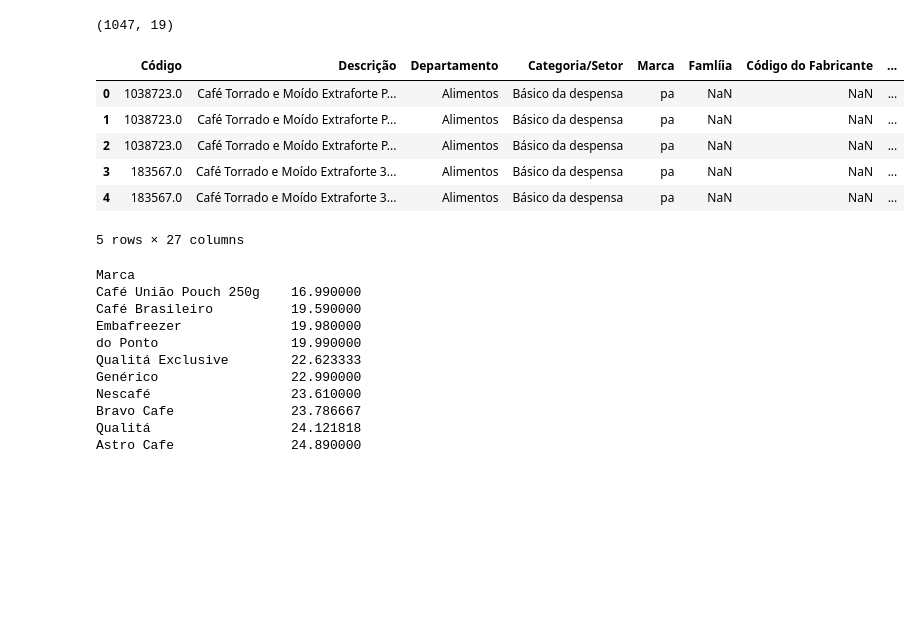
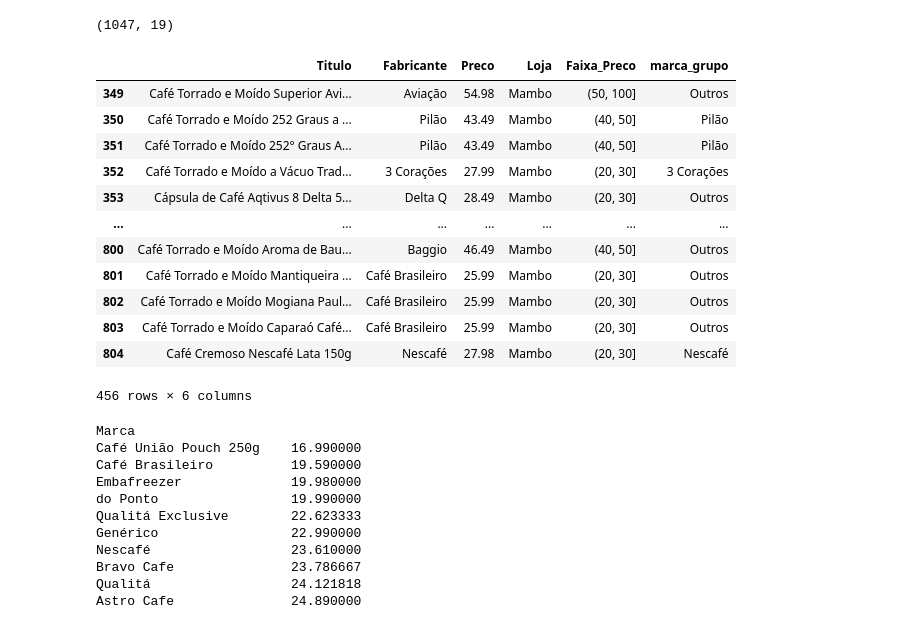
Before and after one commit to PauloViniciusR/Proj_, a Jupyter notebook: index.ipynb, the cells around one changed output. Cells and saved outputs as stored; diff of their text form; code cells hidden in the pictures; blank space fills up the shorter version.

```diff
--- a/index.ipynb
+++ b/index.ipynb
@@ -42,15 +43,21 @@ base_cafe.shape
 # %%
 base_total = pd.concat([base_cafe, mambo, marche], ignore_index=True)
 # %%
-base_total.head()
+base_total[base_total["Loja"] == "Mambo"]
 # %% [output]
-|  | Código | Descrição | Departamento | Categoria/Setor | Marca | Famlíia | Código do Fabricante | ... |
-| 0 | 1038723.0 | Café Torrado e Moído Extraforte P... | Alimentos | Básico da despensa | pa | NaN | NaN | ... |
-| 1 | 1038723.0 | Café Torrado e Moído Extraforte P... | Alimentos | Básico da despensa | pa | NaN | NaN | ... |
-| 2 | 1038723.0 | Café Torrado e Moído Extraforte P... | Alimentos | Básico da despensa | pa | NaN | NaN | ... |
-| 3 | 183567.0 | Café Torrado e Moído Extraforte 3... | Alimentos | Básico da despensa | pa | NaN | NaN | ... |
-| 4 | 183567.0 | Café Torrado e Moído Extraforte 3... | Alimentos | Básico da despensa | pa | NaN | NaN | ... |
+|  | Titulo | Fabricante | Preco | Loja | Faixa_Preco | marca_grupo |
+| 349 | Café Torrado e Moído Superior Avi... | Aviação | 54.98 | Mambo | (50, 100] | Outros |
+| 350 | Café Torrado e Moído 252 Graus a ... | Pilão | 43.49 | Mambo | (40, 50] | Pilão |
+| 351 | Café Torrado e Moído 252° Graus A... | Pilão | 43.49 | Mambo | (40, 50] | Pilão |
+| 352 | Café Torrado e Moído a Vácuo Trad... | 3 Corações | 27.99 | Mambo | (20, 30] | 3 Corações |
+| 353 | Cápsula de Café Aqtivus 8 Delta 5... | Delta Q | 28.49 | Mambo | (20, 30] | Outros |
+| ... | ... | ... | ... | ... | ... | ... |
+| 800 | Café Torrado e Moído Aroma de Bau... | Baggio | 46.49 | Mambo | (40, 50] | Outros |
+| 801 | Café Torrado e Moído Mantiqueira ... | Café Brasileiro | 25.99 | Mambo | (20, 30] | Outros |
+| 802 | Café Torrado e Moído Mogiana Paul... | Café Brasileiro | 25.99 | Mambo | (20, 30] | Outros |
+| 803 | Café Torrado e Moído Caparaó Café... | Café Brasileiro | 25.99 | Mambo | (20, 30] | Outros |
+| 804 | Café Cremoso Nescafé Lata 150g | Nescafé | 27.98 | Mambo | (20, 30] | Nescafé |
-5 rows × 27 columns
+456 rows × 6 columns
 # %%
 base_recente = (
     base_cafe
```
Also changed, not shown: parts of 4 cells of this notebook, 7 other files.
